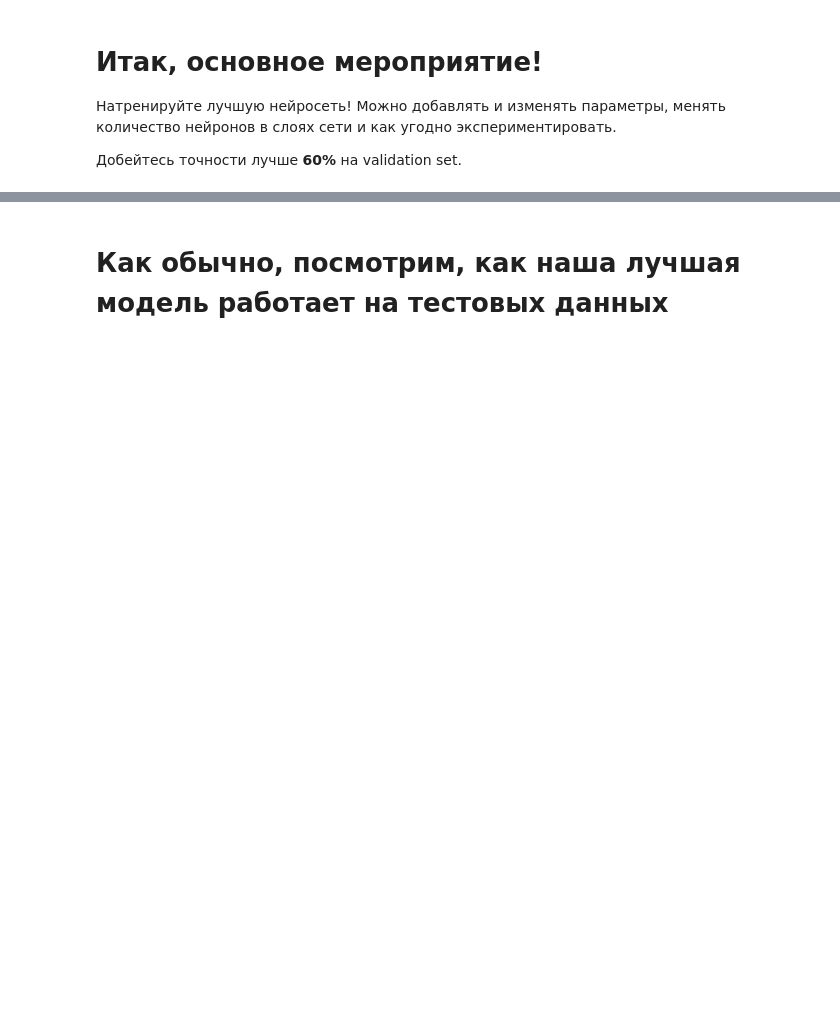
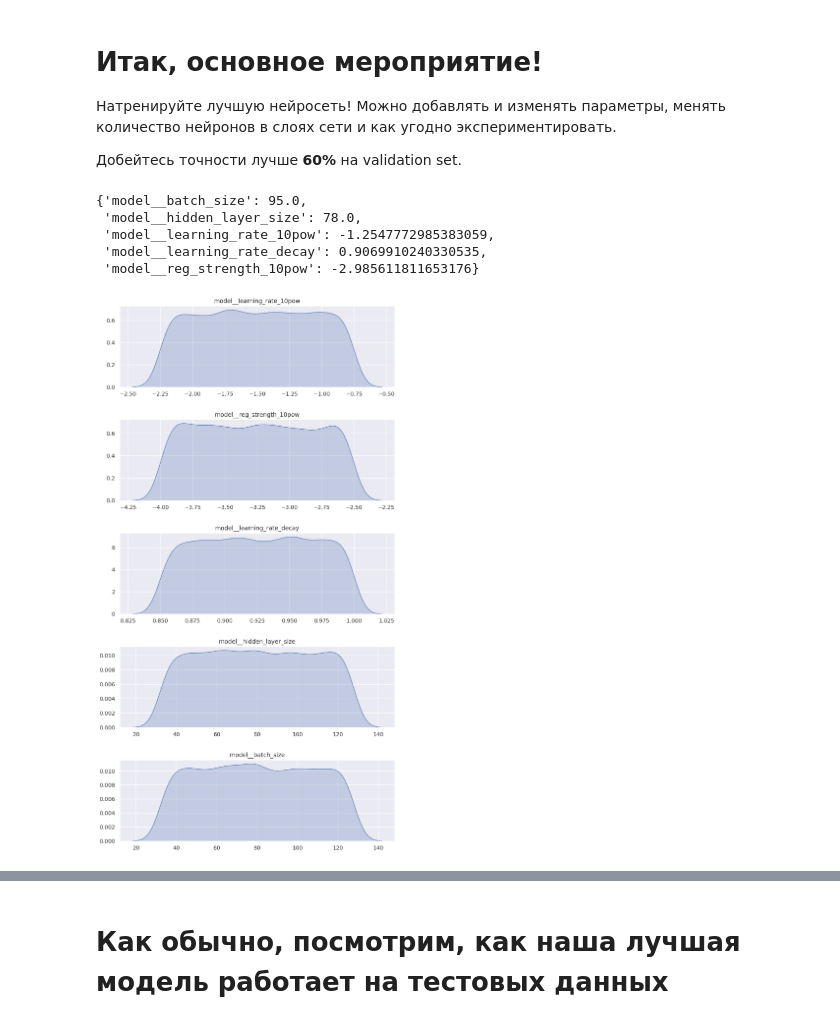
Before and after one commit to MrNikStr/coursework-dlcourse-ai, a Jupyter notebook: mnt/assignment2/Neural Network.ipynb, the cells around one changed output, grey strips where cells are left out. Saved outputs shown, nothing was run; the diff lists cells and outputs as text; code cells hidden in the pictures; blank space fills up the shorter version.

```diff
--- a/mnt/assignment2/Neural Network.ipynb
+++ b/mnt/assignment2/Neural Network.ipynb
@@ -388,0 +396,32 @@ Loss: 0.008986, Train accuracy: 1.000000, val accuracy: 0.066667
+# %%
+max_epochs = 200
+
+space = {
+    'model__learning_rate_10pow': hp.uniform('learning_rate_10pow', -2.25, -0.75),
+    'model__reg_strength_10pow': hp.uniform('reg_strength_10pow', -4, -2.5),
+    'model__learning_rate_decay': hp.uniform('learning_rate_decay', 0.85, 1.0),
+    'model__hidden_layer_size': hp.quniform('hidden_layer_size', 32, 128, 1),
+    'model__batch_size': hp.quniform('batch_size', 32, 128, 1)
+}
+
+space_keys = list(space.keys())
+# %%
+sample(space)
+# %% [output]
+{'model__batch_size': 95.0,
+ 'model__hidden_layer_size': 78.0,
+ 'model__learning_rate_10pow': -1.2547772985383059,
+ 'model__learning_rate_decay': 0.9069910240330535,
+ 'model__reg_strength_10pow': -2.985611811653176}
+# %%
+samples = [sample(space) for _ in range(10000)]
+
+_, axes = plt.subplots(len(space_keys), 1, figsize=(10, 4 * len(space_keys)))
+plt.subplots_adjust(hspace=0.4)
+
+for i, key in enumerate(space_keys):
+    values = [x[key] for x in samples]
+    sns.kdeplot(values, linewidth=1, shade=True, ax=axes[i])
+    axes[i].title.set_text(key)
+# %% [output]
+[figure, added]
```
Also changed, not shown: parts of 14 cells of this notebook, 3 other files.
